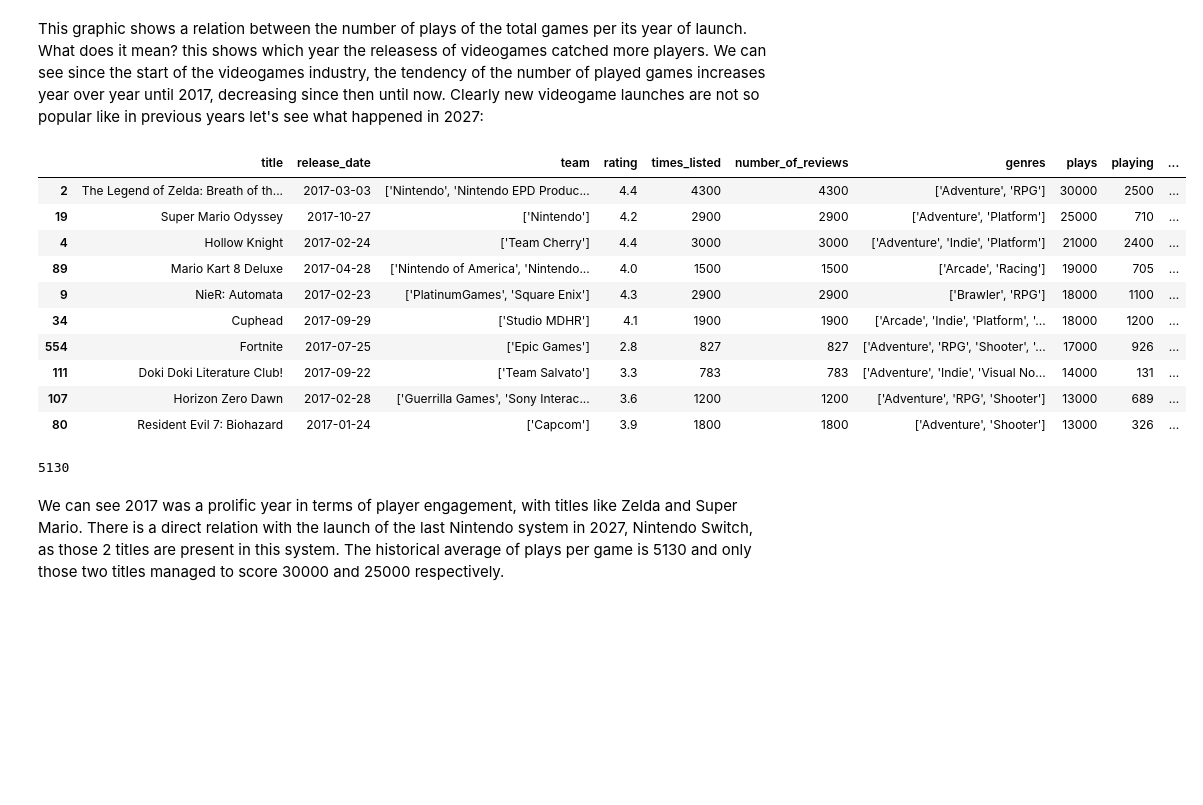
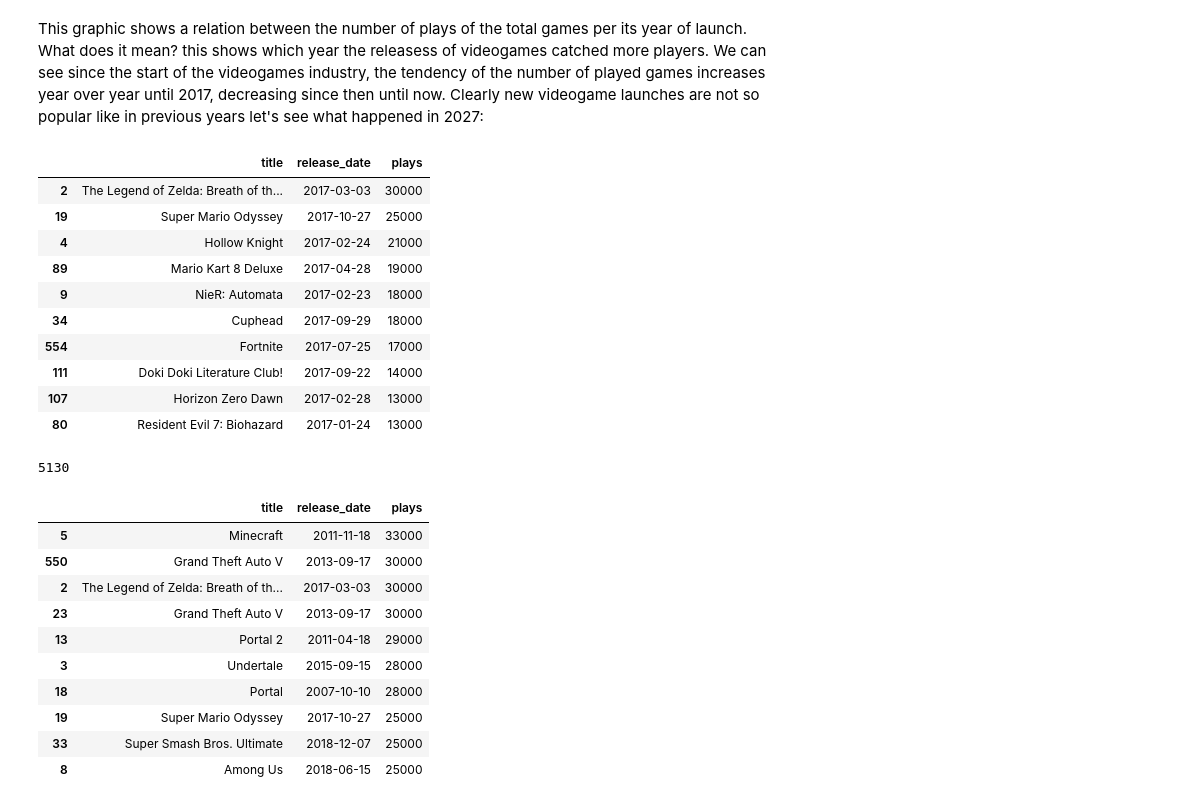
Before and after one commit to oglezsan/project1-vganalysis, a Jupyter notebook: notebooks/vganalysis.ipynb, the cells around one changed output. Cells and saved outputs as stored; diff of their text form; code cells hidden in the pictures; blank space fills up the shorter version.

```diff
--- a/notebooks/vganalysis.ipynb
+++ b/notebooks/vganalysis.ipynb
@@ -254,26 +254,39 @@ We can see since the start of the videogames industry, the tendency of the numbe
 Clearly new videogame launches are not so popular like in previous years let's see what happened in 2027:
 # %%
 #Identifying top 10 videogames in 2027 by plays
-df_2017 = df[df['release_date'].dt.year == 2017]
-top_10_2017 = df_2017.sort_values(by='plays', ascending=False).head(10)
-top_10_2017
+df_2017 = df[df["release_date"].dt.year == 2017]
+top_10_2017 = df_2017.sort_values(by="plays", ascending=False).head(10)
+top_10_2017[["title","release_date","plays"]]
 # %% [output]
-|  | title | release_date | team | rating | times_listed | number_of_reviews | genres | plays | playing | ... |
-| 2 | The Legend of Zelda: Breath of th... | 2017-03-03 | ['Nintendo', 'Nintendo EPD Produc... | 4.4 | 4300 | 4300 | ['Adventure', 'RPG'] | 30000 | 2500 | ... |
-| 19 | Super Mario Odyssey | 2017-10-27 | ['Nintendo'] | 4.2 | 2900 | 2900 | ['Adventure', 'Platform'] | 25000 | 710 | ... |
-| 4 | Hollow Knight | 2017-02-24 | ['Team Cherry'] | 4.4 | 3000 | 3000 | ['Adventure', 'Indie', 'Platform'] | 21000 | 2400 | ... |
-| 89 | Mario Kart 8 Deluxe | 2017-04-28 | ['Nintendo of America', 'Nintendo... | 4.0 | 1500 | 1500 | ['Arcade', 'Racing'] | 19000 | 705 | ... |
-| 9 | NieR: Automata | 2017-02-23 | ['PlatinumGames', 'Square Enix'] | 4.3 | 2900 | 2900 | ['Brawler', 'RPG'] | 18000 | 1100 | ... |
-| 34 | Cuphead | 2017-09-29 | ['Studio MDHR'] | 4.1 | 1900 | 1900 | ['Arcade', 'Indie', 'Platform', '... | 18000 | 1200 | ... |
-| 554 | Fortnite | 2017-07-25 | ['Epic Games'] | 2.8 | 827 | 827 | ['Adventure', 'RPG', 'Shooter', '... | 17000 | 926 | ... |
-| 111 | Doki Doki Literature Club! | 2017-09-22 | ['Team Salvato'] | 3.3 | 783 | 783 | ['Adventure', 'Indie', 'Visual No... | 14000 | 131 | ... |
-| 107 | Horizon Zero Dawn | 2017-02-28 | ['Guerrilla Games', 'Sony Interac... | 3.6 | 1200 | 1200 | ['Adventure', 'RPG', 'Shooter'] | 13000 | 689 | ... |
-| 80 | Resident Evil 7: Biohazard | 2017-01-24 | ['Capcom'] | 3.9 | 1800 | 1800 | ['Adventure', 'Shooter'] | 13000 | 326 | ... |
+|  | title | release_date | plays |
+| 2 | The Legend of Zelda: Breath of th... | 2017-03-03 | 30000 |
+| 19 | Super Mario Odyssey | 2017-10-27 | 25000 |
+| 4 | Hollow Knight | 2017-02-24 | 21000 |
+| 89 | Mario Kart 8 Deluxe | 2017-04-28 | 19000 |
+| 9 | NieR: Automata | 2017-02-23 | 18000 |
+| 34 | Cuphead | 2017-09-29 | 18000 |
+| 554 | Fortnite | 2017-07-25 | 17000 |
+| 111 | Doki Doki Literature Club! | 2017-09-22 | 14000 |
+| 107 | Horizon Zero Dawn | 2017-02-28 | 13000 |
+| 80 | Resident Evil 7: Biohazard | 2017-01-24 | 13000 |
 # %%
 #Average plays per game
 avg_plays = round(df["plays"].mean())
 avg_plays
 # %% [output]
 5130
-# %% [markdown]
-We can see 2017 was a prolific year in terms of player engagement, with titles like Zelda and Super Mario. There is a direct relation with the launch of the last Nintendo system in 2027, Nintendo Switch, as those 2 titles are present in this system. The historical average of plays per game is 5130 and only those two titles managed to score 30000 and 25000 respectively.
+# %%
+top_games_plays = df.sort_values(by="plays", ascending=False).head(10)
+top_games_plays[["title","release_date","plays"]]
+# %% [output]
+|  | title | release_date | plays |
+| 5 | Minecraft | 2011-11-18 | 33000 |
+| 550 | Grand Theft Auto V | 2013-09-17 | 30000 |
+| 2 | The Legend of Zelda: Breath of th... | 2017-03-03 | 30000 |
+| 23 | Grand Theft Auto V | 2013-09-17 | 30000 |
+| 13 | Portal 2 | 2011-04-18 | 29000 |
+| 3 | Undertale | 2015-09-15 | 28000 |
+| 18 | Portal | 2007-10-10 | 28000 |
+| 19 | Super Mario Odyssey | 2017-10-27 | 25000 |
+| 33 | Super Smash Bros. Ultimate | 2018-12-07 | 25000 |
+| 8 | Among Us | 2018-06-15 | 25000 |
```
Also changed, not shown: parts of 11 cells of this notebook, 1 other file.
